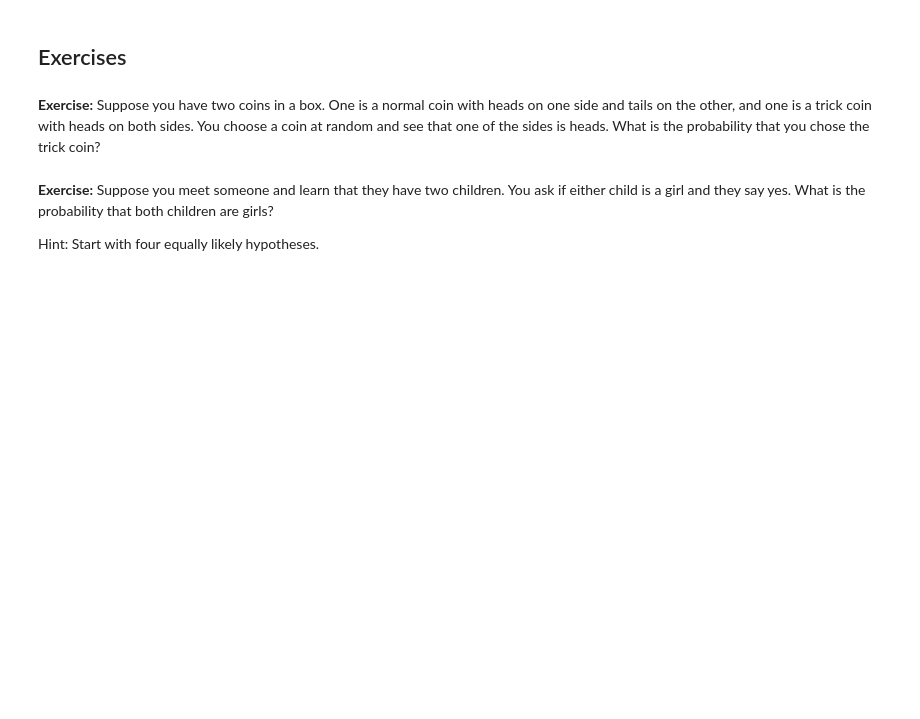
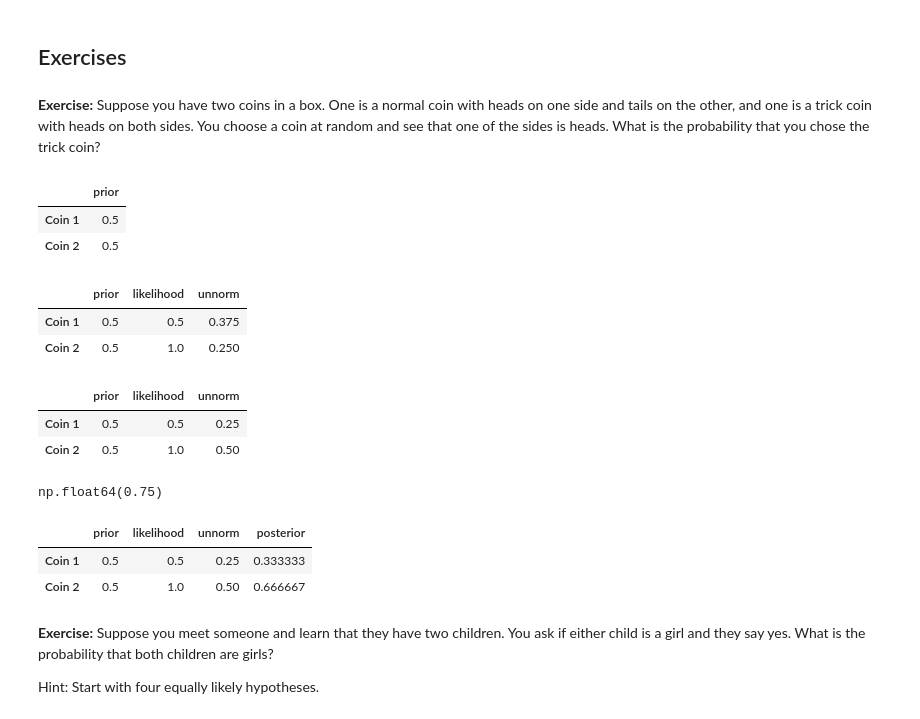
Before and after one commit to sullivankyle06/inference-and-causality-week1, a Jupyter notebook: notebooks/2_InferenceAndCausality_Week1_BayesTheorem.ipynb.ipynb, the cells around one changed output. Saved outputs shown, nothing was run; the diff lists cells and outputs as text; code cells hidden in the pictures; blank space fills up the shorter version.

```diff
--- a/notebooks/2_InferenceAndCausality_Week1_BayesTheorem.ipynb.ipynb
+++ b/notebooks/2_InferenceAndCausality_Week1_BayesTheorem.ipynb.ipynb
@@ -267,5 +314,37 @@ What is the probability that you chose the trick coin?
+# %%
+coinstable['prior'] = 1/2, 1/2
+coinstable
+# %% [output]
+|  | prior |
+| Coin 1 | 0.5 |
+| Coin 2 | 0.5 |
+# %%
+coinstable['likelihood'] = 1/2, 1/1
+coinstable
+# %% [output]
+|  | prior | likelihood | unnorm |
+| Coin 1 | 0.5 | 0.5 | 0.375 |
+| Coin 2 | 0.5 | 1.0 | 0.250 |
+# %%
+coinstable['unnorm'] = coinstable['prior'] * coinstable['likelihood']
+coinstable
+# %% [output]
+|  | prior | likelihood | unnorm |
+| Coin 1 | 0.5 | 0.5 | 0.25 |
+| Coin 2 | 0.5 | 1.0 | 0.50 |
+# %%
+coinsprob_data = coinstable['unnorm'].sum()
+coinsprob_data
+# %% [output]
+np.float64(0.75)
 # %%
 # Solution goes here
+coinstable['posterior'] = coinstable['unnorm'] / coinsprob_data
+coinstable
+# %% [output]
+|  | prior | likelihood | unnorm | posterior |
+| Coin 1 | 0.5 | 0.5 | 0.25 | 0.333333 |
+| Coin 2 | 0.5 | 1.0 | 0.50 | 0.666667 |
 # %% [markdown]
 **Exercise:** Suppose you meet someone and learn that they have two children.
 You ask if either child is a girl and they say yes.
```
Also changed, not shown: parts of 11 cells of this notebook.
